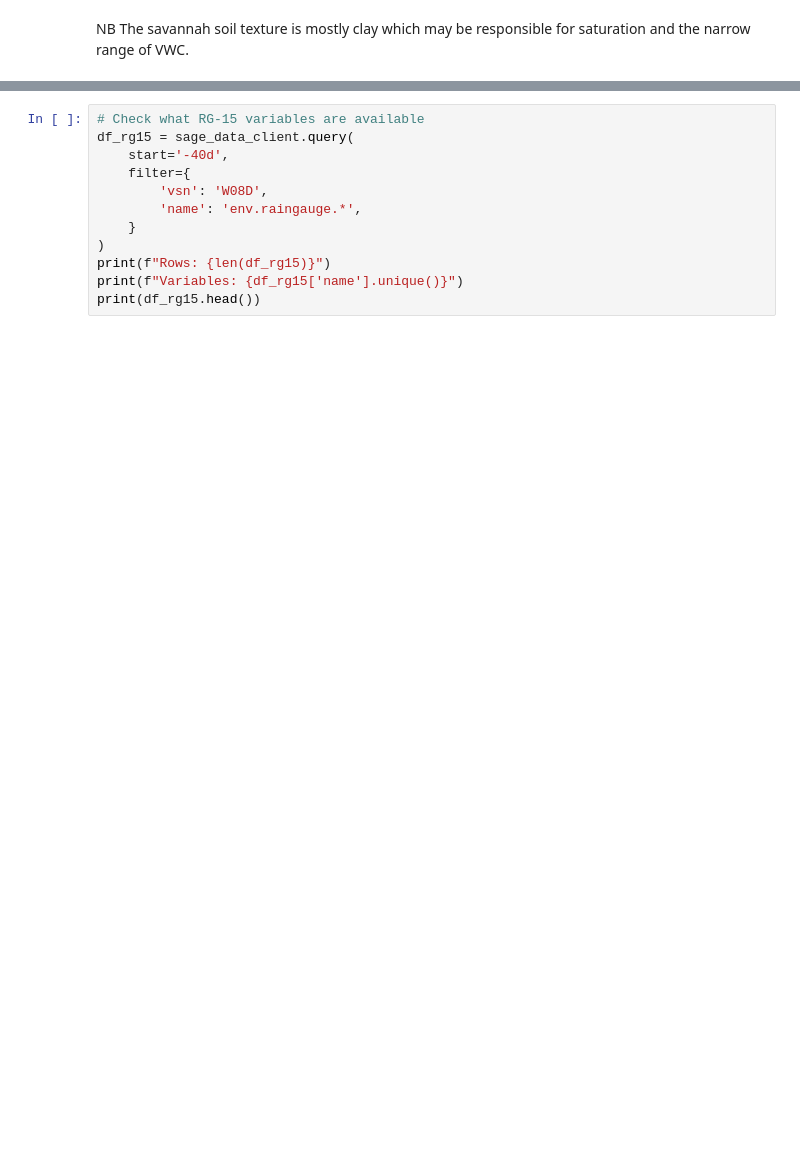
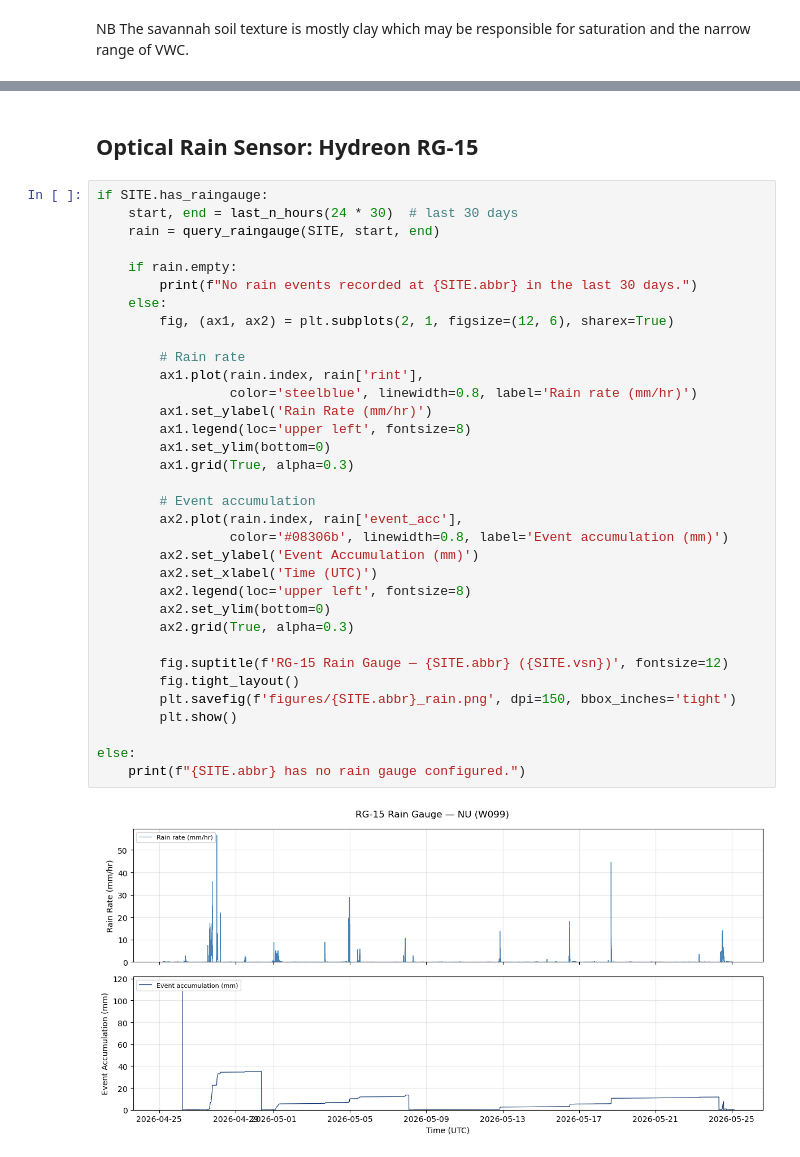
Before and after one commit to gregorywanderson/crocus, a Jupyter notebook: crocus_data_access.ipynb, the cells around one changed output, grey strips where cells are left out. Drawn from its saved outputs; the diff is of its cells as text; blank space fills up the shorter version.

```diff
--- a/crocus_data_access.ipynb
+++ b/crocus_data_access.ipynb
@@ -416,12 +533,38 @@ if mfr:
-# %%
-# Check what RG-15 variables are available
-df_rg15 = sage_data_client.query(
-    start='-40d',
-    filter={
-        'vsn': 'W08D',
-        'name': 'env.raingauge.*',
-    }
-)
-print(f"Rows: {len(df_rg15)}")
-print(f"Variables: {df_rg15['name'].unique()}")
-print(df_rg15.head())
+# %% [markdown]
+## Optical Rain Sensor: Hydreon RG-15
+# %%
+if SITE.has_raingauge:
+    start, end = last_n_hours(24 * 30)  # last 30 days
+    rain = query_raingauge(SITE, start, end)
+
+    if rain.empty:
+        print(f"No rain events recorded at {SITE.abbr} in the last 30 days.")
+    else:
+        fig, (ax1, ax2) = plt.subplots(2, 1, figsize=(12, 6), sharex=True)
+
+        # Rain rate
+        ax1.plot(rain.index, rain['rint'],
+                 color='steelblue', linewidth=0.8, label='Rain rate (mm/hr)')
+        ax1.set_ylabel('Rain Rate (mm/hr)')
+        ax1.legend(loc='upper left', fontsize=8)
+        ax1.set_ylim(bottom=0)
+        ax1.grid(True, alpha=0.3)
+
+        # Event accumulation
+        ax2.plot(rain.index, rain['event_acc'],
+                 color='#08306b', linewidth=0.8, label='Event accumulation (mm)')
+        ax2.set_ylabel('Event Accumulation (mm)')
+        ax2.set_xlabel('Time (UTC)')
+        ax2.legend(loc='upper left', fontsize=8)
+        ax2.set_ylim(bottom=0)
+        ax2.grid(True, alpha=0.3)
+
+        fig.suptitle(f'RG-15 Rain Gauge — {SITE.abbr} ({SITE.vsn})', fontsize=12)
+        fig.tight_layout()
+        plt.savefig(f'figures/{SITE.abbr}_rain.png', dpi=150, bbox_inches='tight')
+        plt.show()
+
+else:
+    print(f"{SITE.abbr} has no rain gauge configured.")
+# %% [output]
+[figure, added]
```
Also changed, not shown: parts of 23 cells of this notebook.
